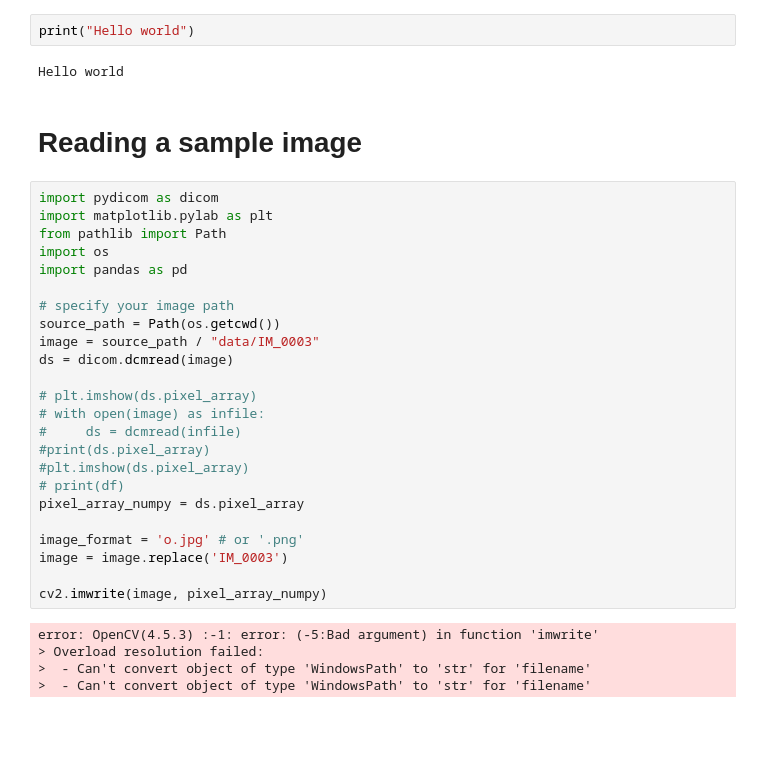
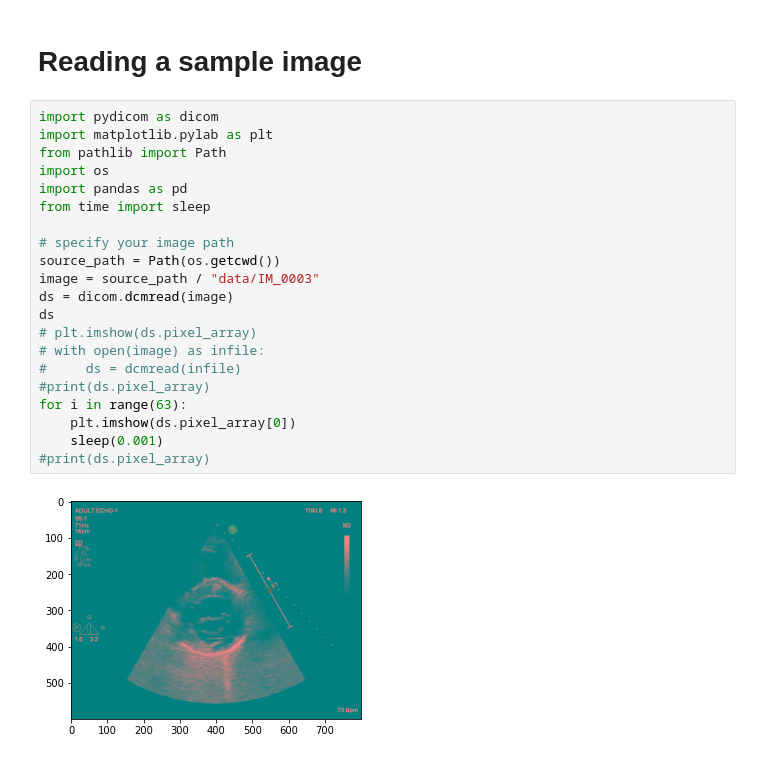
Before and after one commit to Saeema04/hAIoTthon-heart-image-generator-, a Jupyter notebook: AnotateFirstFrame/main.ipynb, the cells around one changed output. Drawn from its saved outputs; the diff is of its cells as text; blank space fills up the shorter version.

```diff
--- a/AnotateFirstFrame/main.ipynb
+++ b/AnotateFirstFrame/main.ipynb
@@ -1,35 +1,25 @@
-# %%
-print("Hello world")
-# %% [output]
-Hello world
 # %% [markdown]
 # Reading a sample image
 # %%
 import pydicom as dicom
 import matplotlib.pylab as plt
 from pathlib import Path
 import os
 import pandas as pd
+from time import sleep
 
 # specify your image path
 source_path = Path(os.getcwd())
 image = source_path / "data/IM_0003"
 ds = dicom.dcmread(image)
-
+ds
 # plt.imshow(ds.pixel_array)
 # with open(image) as infile:
 #     ds = dcmread(infile)
 #print(ds.pixel_array)
-#plt.imshow(ds.pixel_array)
-# print(df)
-pixel_array_numpy = ds.pixel_array
-
-image_format = 'o.jpg' # or '.png'
-image = image.replace('IM_0003')
-
-cv2.imwrite(image, pixel_array_numpy)
+for i in range(63):
+    plt.imshow(ds.pixel_array[0])
+    sleep(0.001)
+#print(ds.pixel_array)
 # %% [output]
-error: OpenCV(4.5.3) :-1: error: (-5:Bad argument) in function 'imwrite'
-> Overload resolution failed:
->  - Can't convert object of type 'WindowsPath' to 'str' for 'filename'
->  - Can't convert object of type 'WindowsPath' to 'str' for 'filename'
+[figure, added]
```
Also changed, not shown: parts of 2 cells of this notebook, 3 other files.
